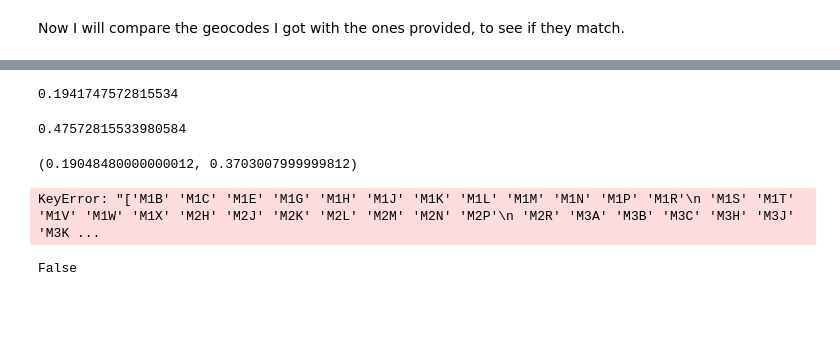
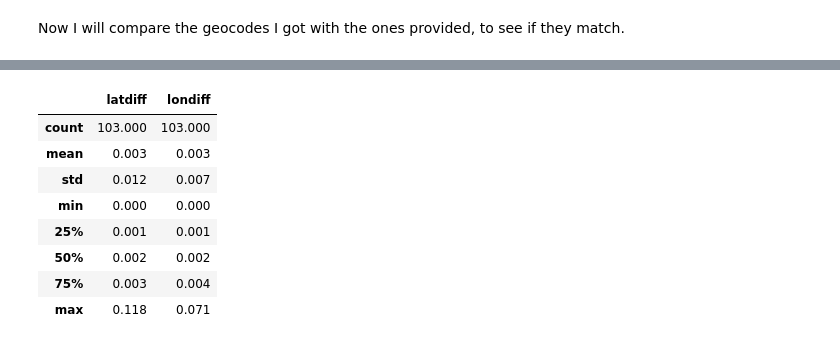
Before and after one commit to rareal/Coursera_Capstone, a Jupyter notebook: Toronto_Neighborhoods_LatLong.ipynb, the cells around one changed output, grey strips where cells are left out. Drawn from its saved outputs; the diff is of its cells as text; code cells hidden in the pictures; blank space fills up the shorter version.

```diff
--- a/Toronto_Neighborhoods_LatLong.ipynb
+++ b/Toronto_Neighborhoods_LatLong.ipynb
@@ -229,17 +217,10 @@ Name: Postal Code, dtype: object
+# %%
+# make a copy, order by the ref_codes Dataset
+mine=Toronto_neigh.copy()
+mine_ord = mine.set_index('Postcode').loc[ref_codes['Postal Code'].values].reset_index()
 # %%
 # latitude diff
-latdiff = abs(ref_codes.Latitude.values - Toronto_neigh.Latitude.values)
-pd.Series(latdiff)[latdiff>0.1].count()/len(latdiff)
+latdiff = abs(ref_codes.Latitude.values - mine_ord.Latitude.values)
+
+# Longitude diff
+londiff = abs(ref_codes.Longitude.values - mine_ord.Longitude.values)
-# %% [output]
-0.1941747572815534
-# %%
-# Longitude diff
-londiff = abs(ref_codes.Longitude.values - Toronto_neigh.Longitude.values)
-pd.Series(londiff)[londiff>0.1].count()/len(londiff)
-# %% [output]
-0.47572815533980584
-# %%
-# max difference
-max(latdiff),max(londiff)
-# %% [output]
-(0.19048480000000012, 0.3703007999999812)
@@ -248,8 +227,12 @@ mine=Toronto_neigh.copy()
-# %%
-mine.set_index('Postcode')[ref_codes['Postal Code']]
-# %% [output]
-KeyError: "['M1B' 'M1C' 'M1E' 'M1G' 'M1H' 'M1J' 'M1K' 'M1L' 'M1M' 'M1N' 'M1P' 'M1R'\n 'M1S' 'M1T' 'M1V' 'M1W' 'M1X' 'M2H' 'M2J' 'M2K' 'M2L' 'M2M' 'M2N' 'M2P'\n 'M2R' 'M3A' 'M3B' 'M3C' 'M3H' 'M3J' 'M3K ...
-# %%
-'M6P' in mine.Postcode
-# %% [output]
-False
+# %%
+pd.DataFrame({'latdiff':latdiff,'londiff':londiff}).describe().applymap(lambda x: format(x,'.3f'))
+# %% [output]
+|  | latdiff | londiff |
+| count | 103.000 | 103.000 |
+| mean | 0.003 | 0.003 |
+| std | 0.012 | 0.007 |
+| min | 0.000 | 0.000 |
+| 25% | 0.001 | 0.001 |
+| 50% | 0.002 | 0.002 |
+| 75% | 0.003 | 0.004 |
+| max | 0.118 | 0.071 |
```
Also changed, not shown: parts of 8 cells of this notebook, 1 other file.
